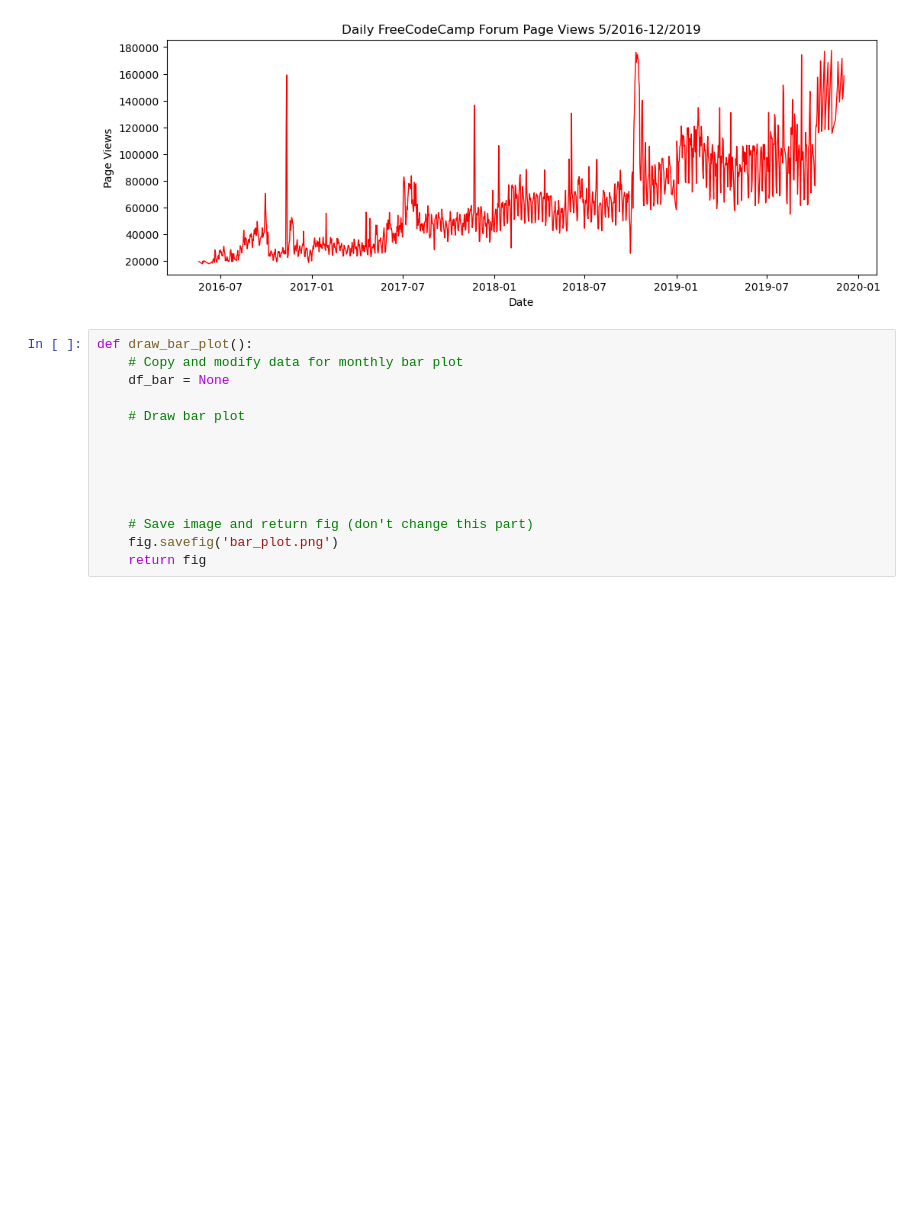
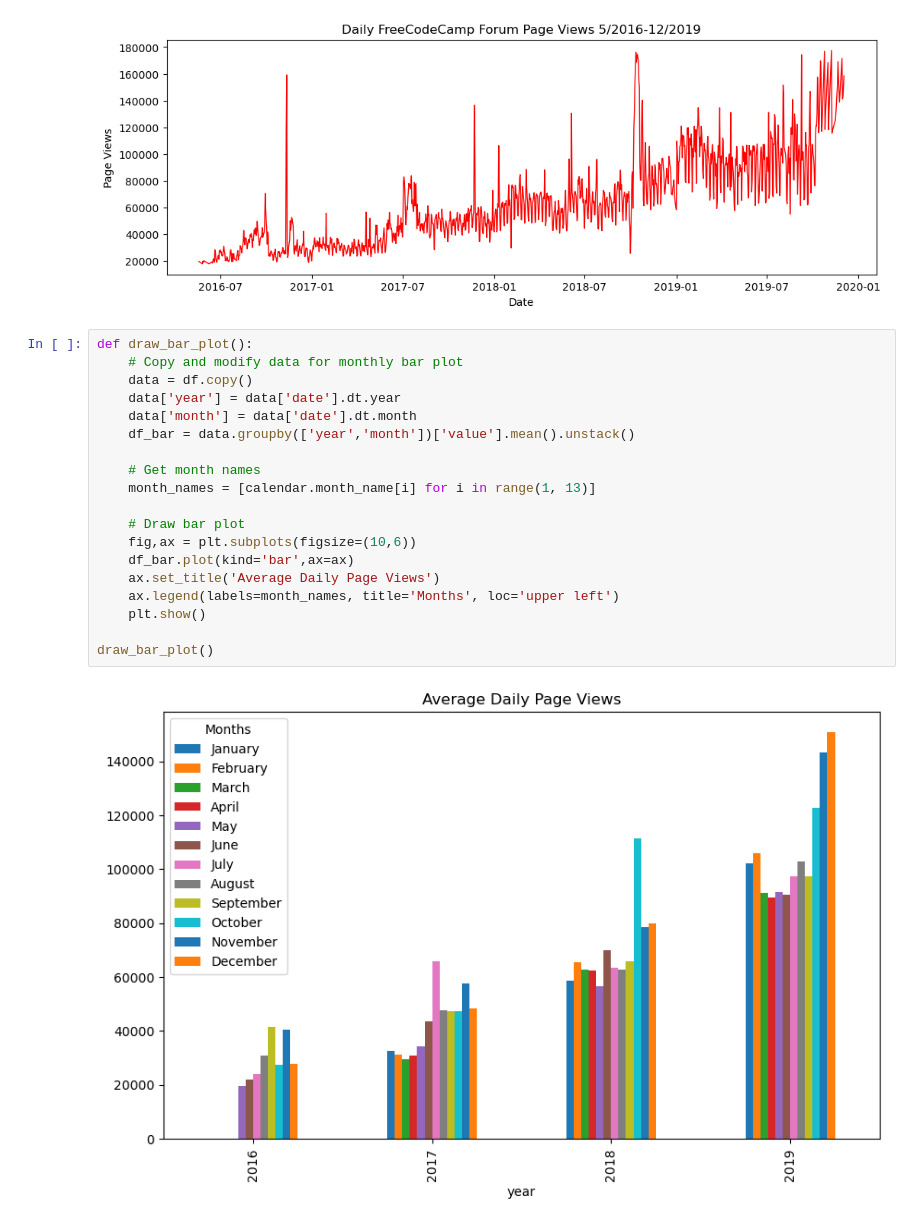
Before and after one commit to awault/page_view_visualizer, a Jupyter notebook: workbook.ipynb, the cells around one changed output. Cells and saved outputs as stored; diff of their text form; blank space fills up the shorter version.

Commit message:
Create Bar Chart

```diff
--- a/workbook.ipynb
+++ b/workbook.ipynb
@@ -78,17 +79,24 @@ def draw_line_plot():
 draw_line_plot()
 # %% [output]
 [figure]
-# %%
-def draw_bar_plot():
-    # Copy and modify data for monthly bar plot
-    df_bar = None
-
-    # Draw bar plot
-
-
-
-
-
-    # Save image and return fig (don't change this part)
-    fig.savefig('bar_plot.png')
-    return fig
+# %%
+def draw_bar_plot():
+    # Copy and modify data for monthly bar plot
+    data = df.copy()
+    data['year'] = data['date'].dt.year
+    data['month'] = data['date'].dt.month
+    df_bar = data.groupby(['year','month'])['value'].mean().unstack()
+
+    # Get month names
+    month_names = [calendar.month_name[i] for i in range(1, 13)]
+
+    # Draw bar plot
+    fig,ax = plt.subplots(figsize=(10,6))
+    df_bar.plot(kind='bar',ax=ax)
+    ax.set_title('Average Daily Page Views')
+    ax.legend(labels=month_names, title='Months', loc='upper left')
+    plt.show()
+
+draw_bar_plot()
+# %% [output]
+[figure, added]
```
Also changed, not shown: parts of 1 cell of this notebook, 2 other files.
